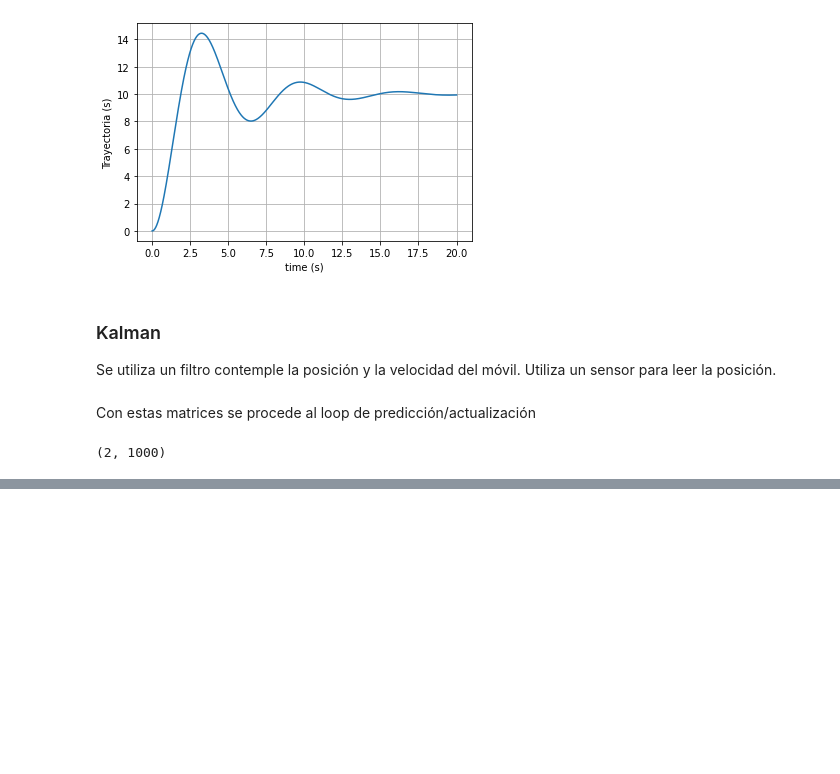
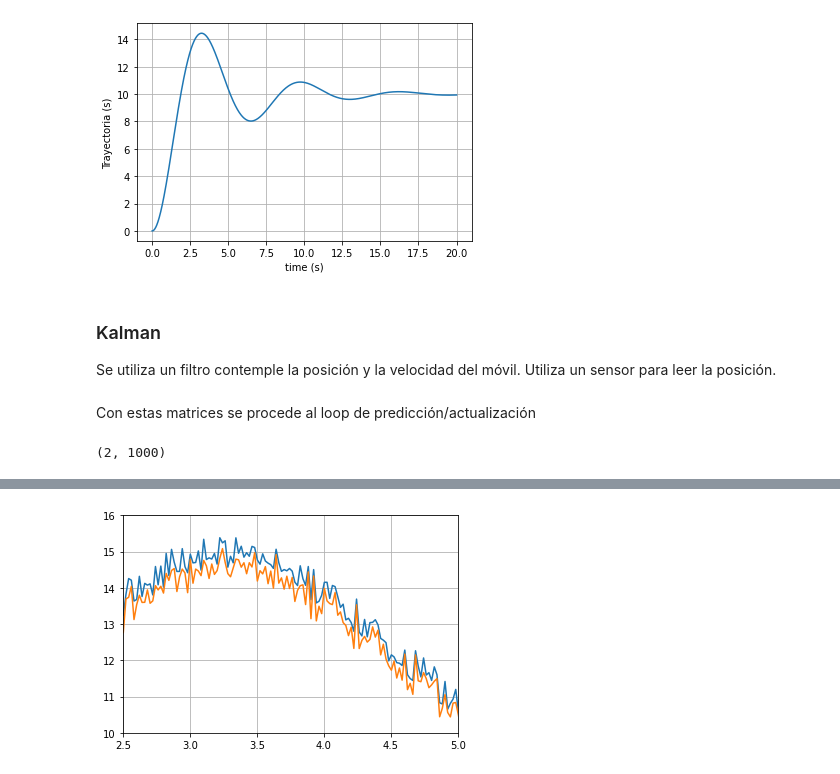
Before and after one commit to fedefiuba/Sumo_simulaciones, a Jupyter notebook: Kalman/Python/Ejemplo_Kalman.ipynb, the cells around one changed output, grey strips where cells are left out. Cells and saved outputs as stored; diff of their text form; code cells hidden in the pictures; blank space fills up the shorter version.

```diff
--- a/Kalman/Python/Ejemplo_Kalman.ipynb
+++ b/Kalman/Python/Ejemplo_Kalman.ipynb
@@ -97,0 +108,8 @@ plt.grid()
+# %%
+plt.plot(t1,y)    #Señal con ruido
+plt.plot(t,x[0,:])
+plt.xlim([2.5, 5])
+plt.ylim([10, 16])
+plt.grid()
+# %% [output]
+[figure, added]
```
Also changed, not shown: parts of 7 cells of this notebook, 5 other files.
